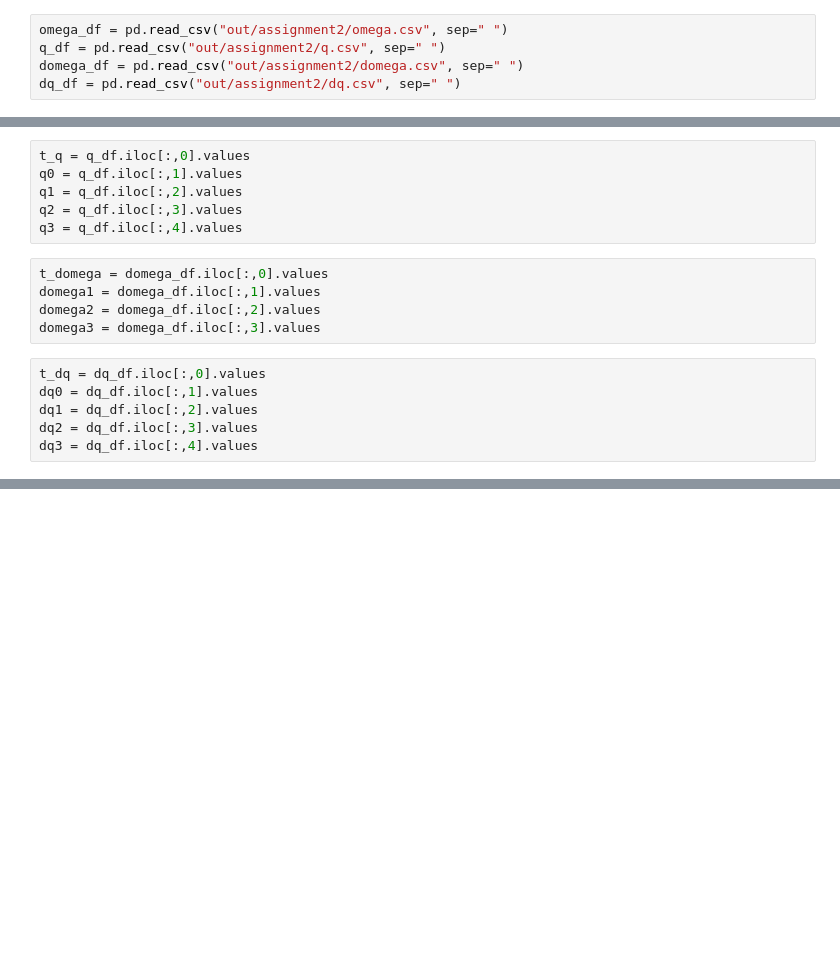
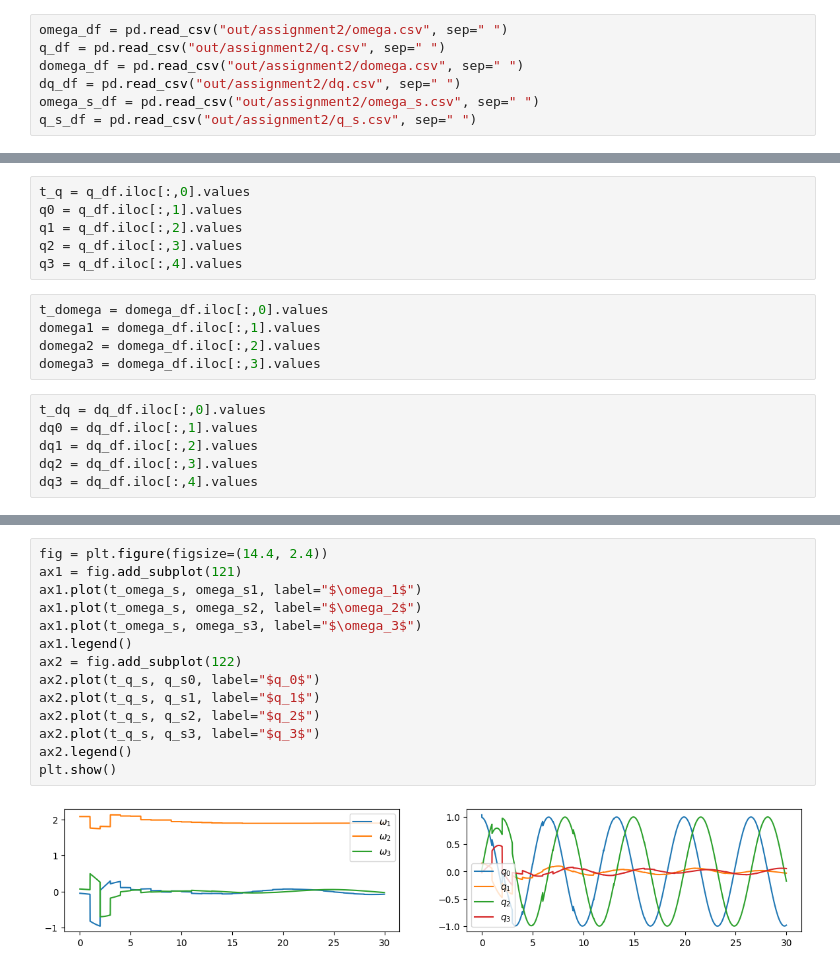
Before and after one commit to LilKoke/ace, a Jupyter notebook: visualize_2.ipynb, the cells around one changed output, grey strips where cells are left out. Cells and saved outputs as stored; diff of their text form; blank space fills up the shorter version.

```diff
--- a/visualize_2.ipynb
+++ b/visualize_2.ipynb
@@ -6,6 +6,8 @@ omega_df = pd.read_csv("out/assignment2/omega.csv", sep=" ")
 q_df = pd.read_csv("out/assignment2/q.csv", sep=" ")
 domega_df = pd.read_csv("out/assignment2/domega.csv", sep=" ")
 dq_df = pd.read_csv("out/assignment2/dq.csv", sep=" ")
+omega_s_df = pd.read_csv("out/assignment2/omega_s.csv", sep=" ")
+q_s_df = pd.read_csv("out/assignment2/q_s.csv", sep=" ")
 # %%
 t_omega = omega_df.iloc[:,0].values
 omega1 = omega_df.iloc[:,1].values
@@ -62,0 +76,16 @@ plt.show()
+# %%
+fig = plt.figure(figsize=(14.4, 2.4))
+ax1 = fig.add_subplot(121)
+ax1.plot(t_omega_s, omega_s1, label="$\omega_1$")
+ax1.plot(t_omega_s, omega_s2, label="$\omega_2$")
+ax1.plot(t_omega_s, omega_s3, label="$\omega_3$")
+ax1.legend()
+ax2 = fig.add_subplot(122)
+ax2.plot(t_q_s, q_s0, label="$q_0$")
+ax2.plot(t_q_s, q_s1, label="$q_1$")
+ax2.plot(t_q_s, q_s2, label="$q_2$")
+ax2.plot(t_q_s, q_s3, label="$q_3$")
+ax2.legend()
+plt.show()
+# %% [output]
+[figure, added]
```
Also changed, not shown: parts of 4 cells of this notebook, 1 other file.
